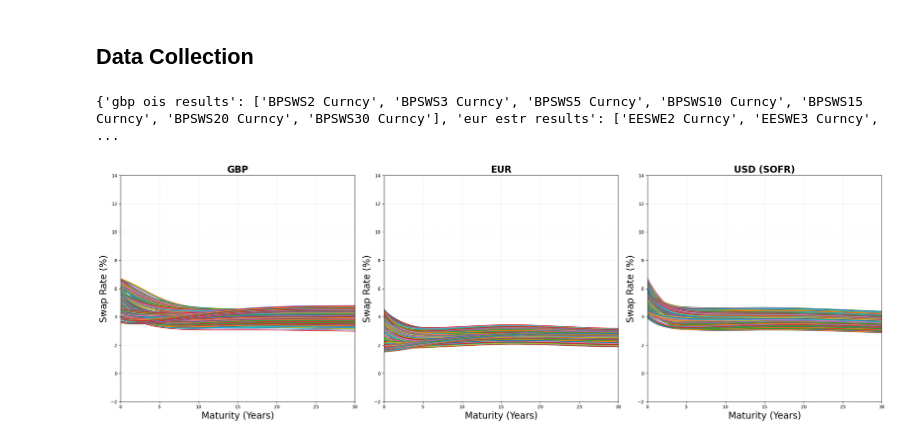
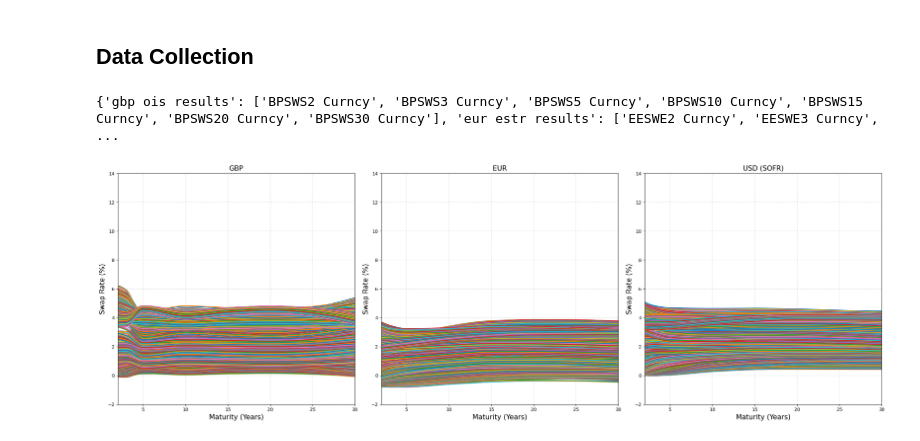
Before and after one commit to LaiquendiJ/Derivative_Pricing_CW_2026, a Jupyter notebook: data_visualization.ipynb, the cells around one changed output. Cells and saved outputs as stored; diff of their text form; code cells hidden in the pictures.

```diff
--- a/data_visualization.ipynb
+++ b/data_visualization.ipynb
@@ -1,25 +1,2 @@
 # %% [markdown]
 ## Data Collection
-# %%
-import pandas as pd
-import warnings
-import matplotlib.pyplot as plt
-import numpy as np
-from scipy.interpolate import CubicSpline
-
-FILE_PATH = "Bloomberg - Historical Data v2026-01-21.xlsx"
-table_mapping = {"gbp ois results":[] ,
-    "eur estr results":[],
-    "usd sofr results":[]
-}
-ticker_mapping = {"gbp ois results":['BPSWS',' Curncy'] ,
-    "eur estr results":['EESWE',' Curncy'],
-    "usd sofr results":['USOSFR',' Curncy']
-}
-
-for item in ticker_mapping:
-    for i in ['2', '3', '5', '10', '15', '20', '30']:
-        table_mapping[item].append(ticker_mapping[item][0]+i+ticker_mapping[item][1])
-print(table_mapping)
-# %% [output]
-{'gbp ois results': ['BPSWS2 Curncy', 'BPSWS3 Curncy', 'BPSWS5 Curncy', 'BPSWS10 Curncy', 'BPSWS15 Curncy', 'BPSWS20 Curncy', 'BPSWS30 Curncy'], 'eur estr results': ['EESWE2 Curncy', 'EESWE3 Curncy',  ...
@@ -74,35 +3,59 @@ result_eur = get_data("eur estr results")
+# %%
+import pandas as pd
+import matplotlib.pyplot as plt
+import numpy as np
+from scipy.interpolate import PchipInterpolator
+
+FILE_PATH = "Bloomberg - Historical Data v2026-04-16.xlsx"
+
+TENORS_LABEL = ['2Y', '3Y', '5Y', '10Y', '15Y', '20Y', '30Y']
+TENORS_NUM   = [2, 3, 5, 10, 15, 20, 30]
+
+def get_data(sheet_name):
+    TARGET_TENORS = ['date','2Y', '3Y', '5Y', '10Y', '15Y', '20Y', '30Y']
+    result_df =pd.read_excel(FILE_PATH, sheet_name=sheet_name)
+    result_df.columns = TARGET_TENORS
+    result_df = result_df.dropna(subset=TARGET_TENORS)
+    result_df = result_df.reset_index(drop=True)
+    return result_df
+result_usd = get_data("usd sofr results")
+result_gbp = get_data("gbp ois results")
+result_eur = get_data("eur estr results")
+# %% [output]
+{'gbp ois results': ['BPSWS2 Curncy', 'BPSWS3 Curncy', 'BPSWS5 Curncy', 'BPSWS10 Curncy', 'BPSWS15 Curncy', 'BPSWS20 Curncy', 'BPSWS30 Curncy'], 'eur estr results': ['EESWE2 Curncy', 'EESWE3 Curncy',  ...
 # %%
-TENORS_LABEL = ['2Y', '3Y', '5Y', '10Y', '15Y', '20Y', '30Y']
-TENORS_NUM   = [2, 3, 5, 10, 15, 20, 30]
-
 fig, axes = plt.subplots(1, 3, figsize=(24, 8))
 
 datasets = [
     (result_gbp, "GBP"),
     (result_eur, "EUR"),
     (result_usd, "USD (SOFR)")
 ]
 
-x_smooth = np.linspace(0, 30, 300)
-
+x_smooth = np.linspace(2, 30, 500)
+x_fine = np.linspace(2, 30, 200)
 for ax, (df, currency_name) in zip(axes, datasets):
     for _, row in df.iterrows():
         rates = [row[t] for t in TENORS_LABEL]
 
-        cs = CubicSpline(TENORS_NUM, rates)
-        y_smooth = cs(x_smooth)
+        if any(pd.isna(rates)):
+            continue
+        x_smooth = np.linspace(2, 30, 500)
+        f = PchipInterpolator(TENORS_NUM, rates)
+        y_smooth = f(x_smooth)
 
         ax.plot(x_smooth, y_smooth)
 
-    ax.set_title(f"{currency_name}", fontsize=20, fontweight="bold")
-    ax.set_xlabel("Maturity (Years)", fontsize=20)
-    ax.set_ylabel("Swap Rate (%)", fontsize=20)
+    ax.set_title(f"{currency_name}", fontsize=15)
+    ax.set_xlabel("Maturity (Years)", fontsize=15)
+    ax.set_ylabel("Swap Rate (%)", fontsize=15)
 
-    ax.set_xlim(0, 30)
+    ax.set_xlim(2, 30)
     ax.set_ylim(-2, 14)
-    ax.grid(True, alpha=0.3, linestyle="--")
+    ax.grid(True, linewidth=1.2,alpha=0.3, linestyle="--")
 
 plt.tight_layout()
+plt.savefig('fig/original_data_visual.png', dpi=150)
 plt.show()
 # %% [output]
-[figure, old version]
+[figure, new version]
```
Also changed, not shown: parts of 1 cell of this notebook, 21 other files.
